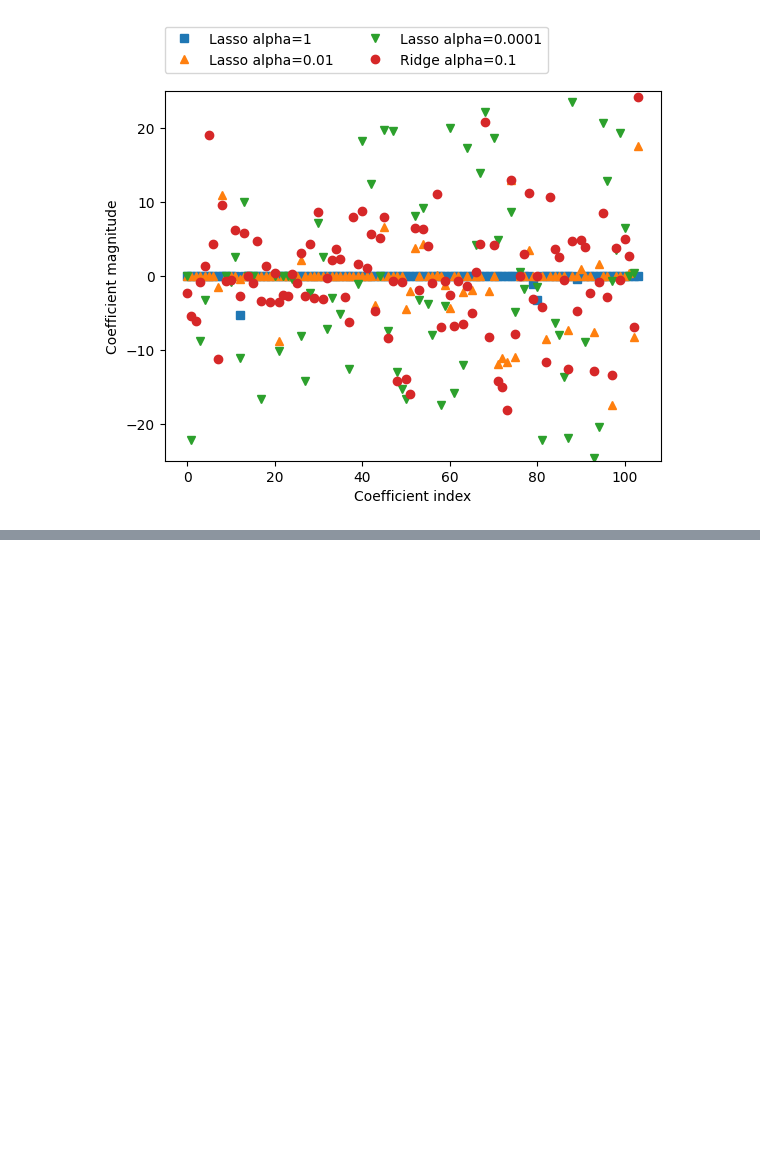
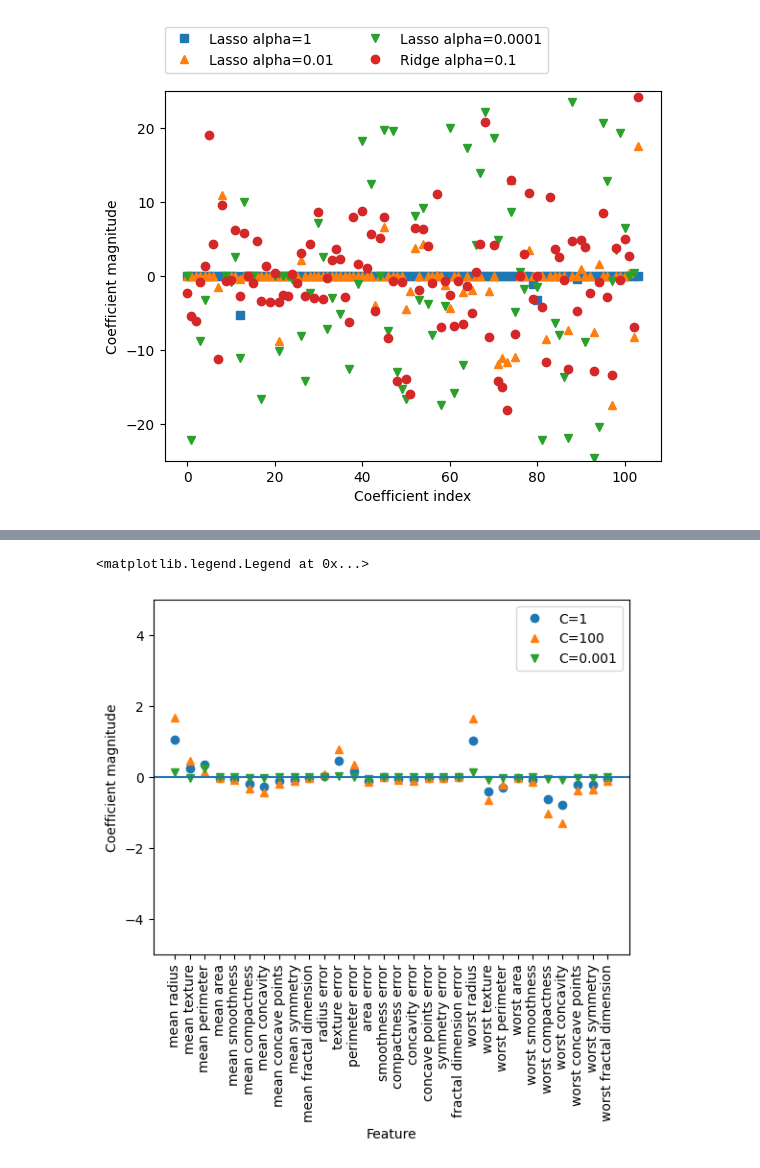
Before and after one commit to Saifullah785/intro-to-ml-with-python-notes-practice, a Jupyter notebook: Chapter_02_Supervised_Learning/Chapter_02_Supervised_Learning.ipynb, the cells around one changed output, grey strips where cells are left out. Saved outputs shown, nothing was run; the diff lists cells and outputs as text; code cells hidden in the pictures; blank space fills up the shorter version.

```diff
--- a/Chapter_02_Supervised_Learning/Chapter_02_Supervised_Learning.ipynb
+++ b/Chapter_02_Supervised_Learning/Chapter_02_Supervised_Learning.ipynb
@@ -474,0 +524,3 @@ Text(0, 0.5, 'Coefficient magnitude')
+# %%
+# Instantiate and fit a Logistic Regression model with default parameters
+logreg = LogisticRegression().fit(X_train, y_train)
@@ -474,0 +542,3 @@ Text(0, 0.5, 'Coefficient magnitude')
+# %%
+# Instantiate and fit a Logistic Regression model with C=100 (less regularization)
+logreg100 = LogisticRegression(C=100).fit(X_train, y_train)
@@ -474,0 +560,7 @@ Text(0, 0.5, 'Coefficient magnitude')
+# %%
+# Instantiate and fit a Logistic Regression model with C=0.01 (more regularization)
+logreg001 = LogisticRegression(C=0.01).fit(X_train, y_train)
+
+# Print the training and test set scores (accuracy) for the Logistic Regression model with C=0.01
+print('Training set score: {:.3f}'.format(logreg001.score(X_train, y_train)))
+print('Test set score: {:.3f}'.format(logreg001.score(X_test, y_test)))
@@ -474,0 +577,25 @@ Text(0, 0.5, 'Coefficient magnitude')
+# %%
+# Plot the coefficients learned by Logistic Regression for different values of C
+plt.plot(logreg.coef_.T, 'o', label='C=1')
+plt.plot(logreg100.coef_.T, '^', label='C=100')
+plt.plot(logreg001.coef_.T, 'v', label='C=0.001')
+# Set x-axis ticks to feature names and rotate them for readability
+plt.xticks(range(cancer.data.shape[1]), cancer.feature_names, rotation=90)
+# Get current x-axis limits
+xlims = plt.xlim()
+# Draw a horizontal line at y=0
+plt.hlines(0, xlims[0], xlims[1])
+# Restore original x-axis limits
+plt.xlim(xlims)
+# Set y-axis limits
+plt.ylim(-5, 5)
+# Set x-axis label
+plt.xlabel('Feature')
+# Set y-axis label
+plt.ylabel('Coefficient magnitude')
+# Add a legend to the plot
+plt.legend()
+#
+# %% [output]
+<matplotlib.legend.Legend at 0x...>
+[figure, added]
```
Also changed, not shown: parts of 29 cells of this notebook.
